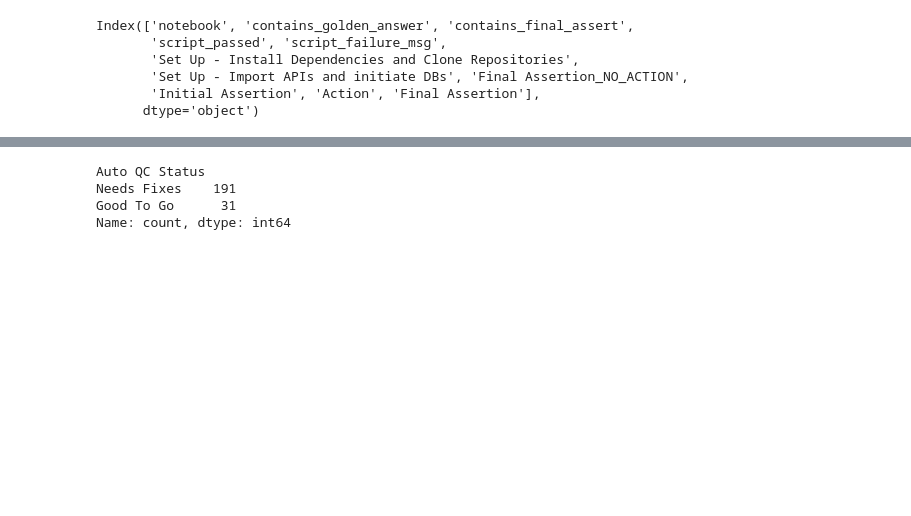
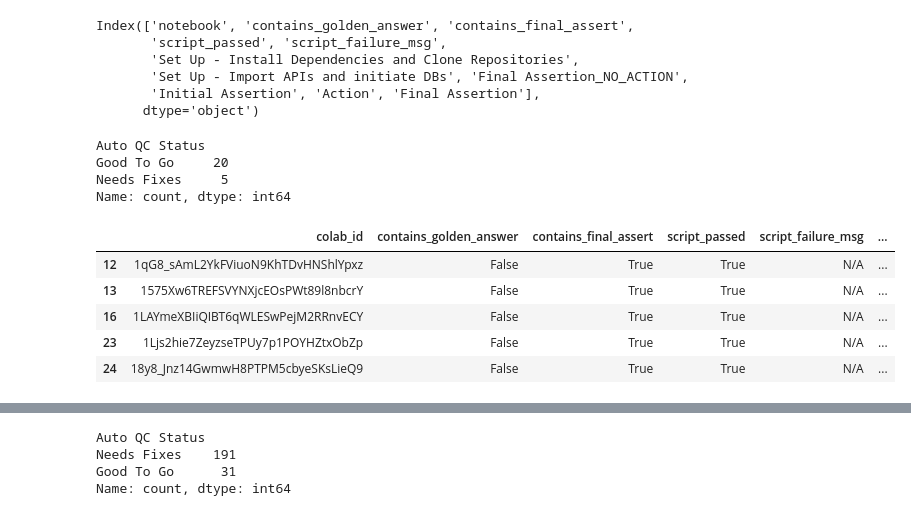
Before and after one commit to nabeel-turing/e2e_sanity_checks, a Jupyter notebook: docker_orchestrator_colab.ipynb, the cells around one changed output, grey strips where cells are left out. Cells and saved outputs as stored; diff of their text form; code cells hidden in the pictures; blank space fills up the shorter version.

```diff
--- a/docker_orchestrator.ipynb
+++ b/docker_orchestrator_colab.ipynb
@@ -766,6 +766,18 @@ for idx, api_version in enumerate(set(notebooks_df['api_version'])):
     notebooks_df.loc[notebooks_df['api_version'] == api_version, 'batch_id'] = batch_ids
 
 notebooks_df.to_csv('execution_configs.csv', index=False)
+# %%
+from proto_reader import parse_proto_file
+
+proto_file_name = 'tool_use_metadata_set_v2.pb'
+samples = parse_proto_file(proto_file_name)
+
+proto_parse_folder = Path('proto_data')
+if not proto_parse_folder.exists():
+    proto_parse_folder.mkdir(parents=True)
+
+with open(f'{str(proto_parse_folder)}/pb_jsons.json', 'w') as f:
+    json.dump({'result': samples}, f, indent=4)
 # %% [markdown]
 # Docker Orchestration
 # %% [markdown]
@@ -934,6 +939,24 @@ sanity_df['Execution Status Action'] = sanity_df['Action'].apply(add_error_type)
 sanity_df['Execution Status FA'] = sanity_df['Final Assertion'].apply(add_error_type)
 # %%
 sanity_df = sanity_df.rename(columns={'notebook': 'colab_id'})
+# %%
+sanity_df[['Auto QC Status', 'Auto QC Message']] = sanity_df.apply(get_auto_qc_status, axis=1)
+sanity_df['Auto QC Status'].value_counts()
+# %% [output]
+Auto QC Status
+Good To Go     20
+Needs Fixes     5
+Name: count, dtype: int64
+# %%
+sanity_df['script_passed'].value_counts()
+sanity_df[sanity_df['Auto QC Status']=='Needs Fixes']
+# %% [output]
+|  | colab_id | contains_golden_answer | contains_final_assert | script_passed | script_failure_msg | ... |
+| 12 | 1qG8_sAmL2YkFViuoN9KhTDvHNShlYpxz | False | True | True | N/A | ... |
+| 13 | 1575Xw6TREFSVYNXjcEOsPWt89l8nbcrY | False | True | True | N/A | ... |
+| 16 | 1LAYmeXBIiQIBT6qWLESwPejM2RRnvECY | False | True | True | N/A | ... |
+| 23 | 1Ljs2hie7ZeyzseTPUy7p1POYHZtxObZp | False | True | True | N/A | ... |
+| 24 | 18y8_Jnz14GwmwH8PTPM5cbyeSKsLieQ9 | False | True | True | N/A | ... |
 # %%
 merged_df = pd.merge(colabs_df[['colab_id', 'sample_id']], sanity_df, on='colab_id')
 # %%
```
Also changed, not shown: parts of 4 cells of this notebook, 8 other files.
